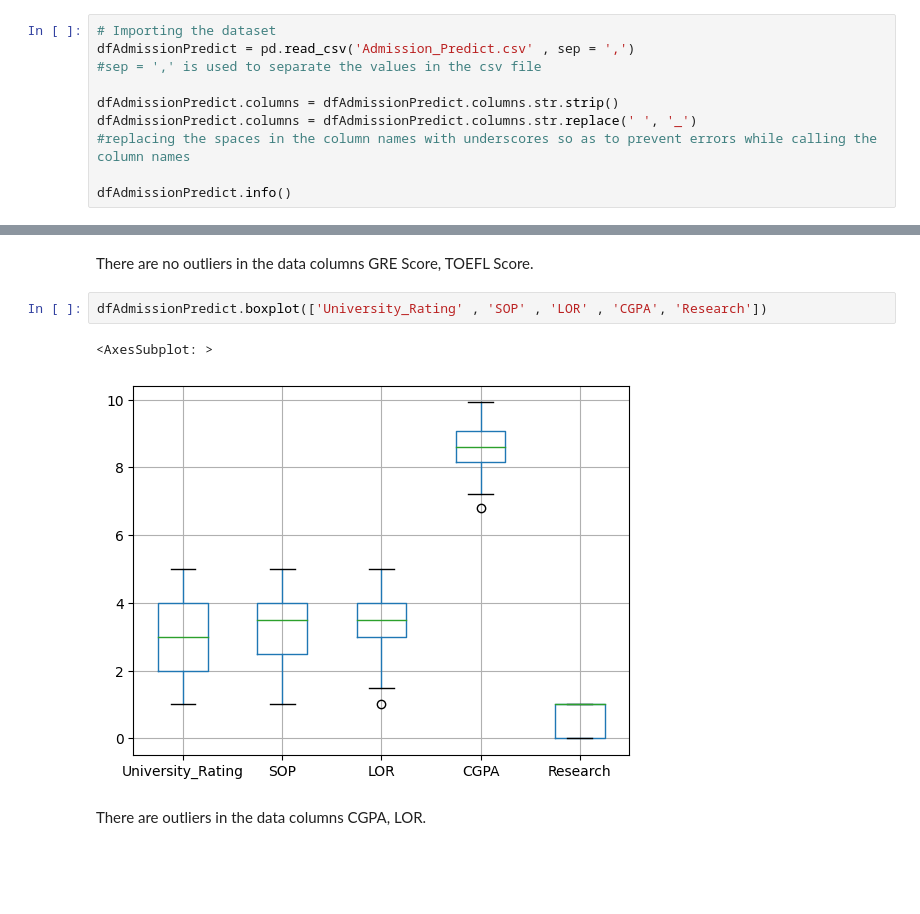
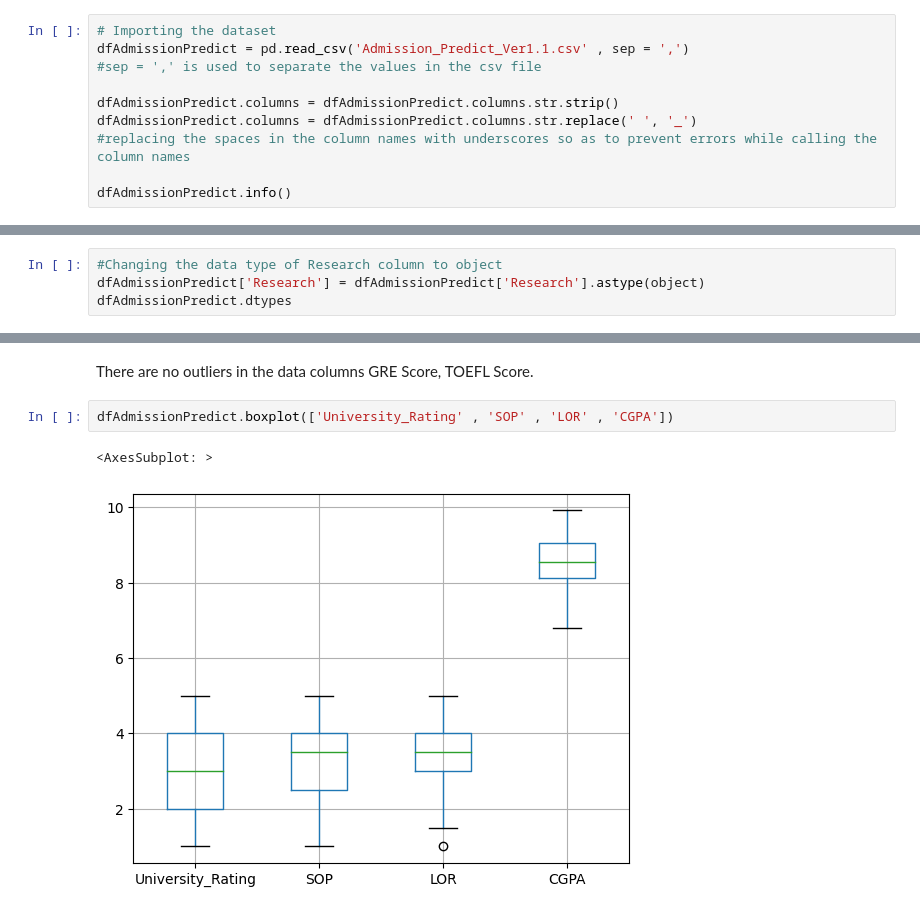
Before and after one commit to JudeTulel/GraduateAdmissionsPrediction, a Jupyter notebook: GraduateAdmissionsPrediction.ipynb, the cells around one changed output, grey strips where cells are left out. Cells and saved outputs as stored; diff of their text form; blank space fills up the shorter version.

```diff
--- a/GraduateAdmissionsPrediction.ipynb
+++ b/GraduateAdmissionsPrediction.ipynb
@@ -36,7 +43,7 @@ import matplotlib.pyplot as plt
 #to show plots in jupyter notebook
 # %%
 # Importing the dataset
-dfAdmissionPredict = pd.read_csv('Admission_Predict.csv' , sep = ',')
+dfAdmissionPredict = pd.read_csv('Admission_Predict_Ver1.1.csv' , sep = ',')
 #sep = ',' is used to separate the values in the csv file
 
 dfAdmissionPredict.columns = dfAdmissionPredict.columns.str.strip()
@@ -110,0 +118,4 @@ dtype: object
+# %%
+#Changing the data type of Research column to object
+dfAdmissionPredict['Research'] = dfAdmissionPredict['Research'].astype(object)
+dfAdmissionPredict.dtypes
@@ -160,9 +182,7 @@ dfAdmissionPredict.boxplot(['GRE_Score' , 'TOEFL_Score'])
 # %% [markdown]
 There are no outliers in the data columns GRE Score, TOEFL Score.
 # %%
-dfAdmissionPredict.boxplot(['University_Rating' , 'SOP' , 'LOR' , 'CGPA', 'Research'])
+dfAdmissionPredict.boxplot(['University_Rating' , 'SOP' , 'LOR' , 'CGPA'])
 # %% [output]
 <AxesSubplot: >
-[figure, old version]
+[figure, new version]
-# %% [markdown]
-There are outliers in the data columns CGPA, LOR.
```
Also changed, not shown: parts of 46 cells of this notebook.
